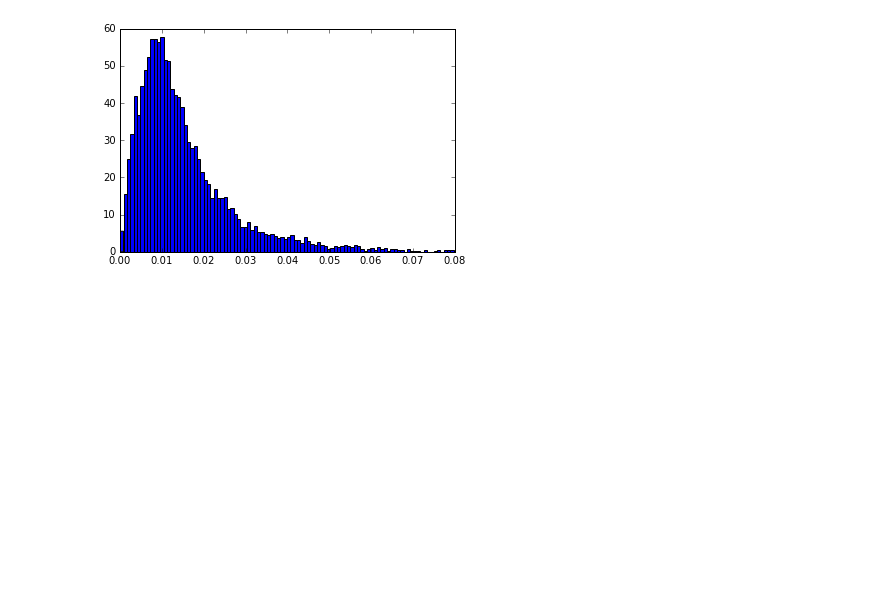
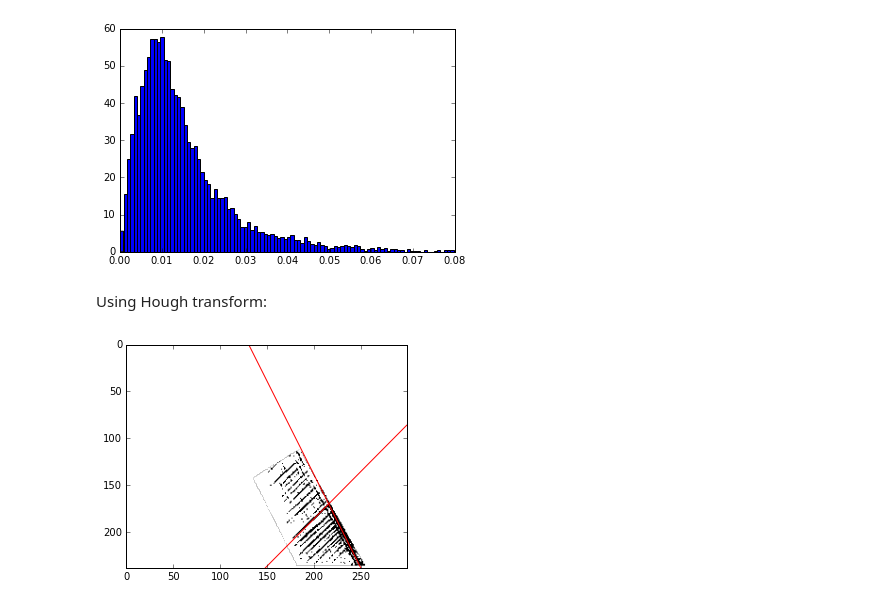
Before and after one commit to MechMicroMan/HRDIC, a Jupyter notebook: hrdic/HRDIC data analysis notebook.ipynb, the cells around one changed output. Cells and saved outputs as stored; diff of their text form; code cells hidden in the pictures; blank space fills up the shorter version.

```diff
--- a/hrdic/HRDIC data analysis notebook.ipynb
+++ b/hrdic/HRDIC data analysis notebook.ipynb
@@ -458,3 +443,10 @@ plt.hist(z.compressed(),bins=100,normed=True);
 # %% [output]
 [figure]
 [figure]
+# %% [markdown]
+Using Hough transform:
+# %%
+z=get_grain(cropped,grain_labels,11)
+plot_hough_lines(z,0.035,3)
+# %% [output]
+[figure, added]
```
Also changed, not shown: parts of 7 cells of this notebook.
